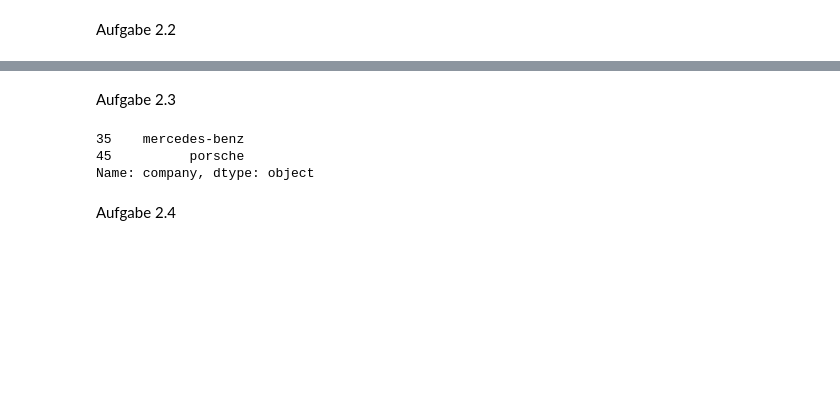
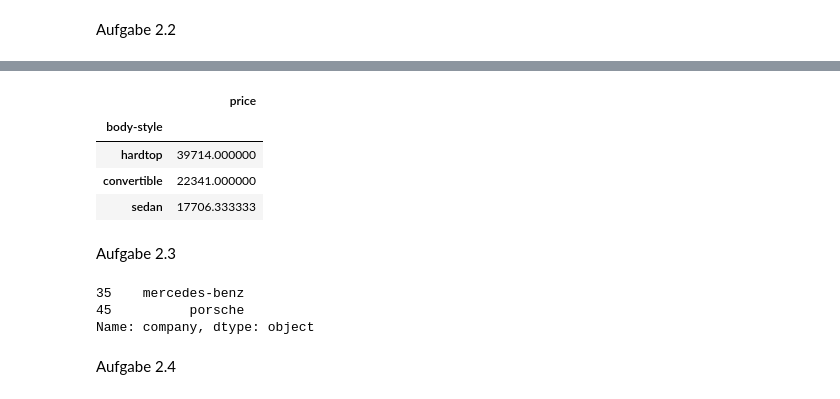
Before and after one commit to Maximilian-prog/ml-kurs-ws22, a Jupyter notebook: P1_Pandas_Exercise.ipynb, the cells around one changed output, grey strips where cells are left out. Drawn from its saved outputs; the diff is of its cells as text; code cells hidden in the pictures; blank space fills up the shorter version.

```diff
--- a/P1_Pandas_Exercise.ipynb
+++ b/P1_Pandas_Exercise.ipynb
@@ -119,3 +101,13 @@ Name: price, dtype: float64
+# %%
+average_price.nlargest(3)
+
+pricePerStyle.sort_values("price", ascending = False).head(3) # als Dataframe
+# %% [output]
+|  | price |
+| body-style |  |
+| hardtop | 39714.000000 |
+| convertible | 22341.000000 |
+| sedan | 17706.333333 |
 # %% [markdown]
 Aufgabe 2.3
 # %%
```
Also changed, not shown: parts of 13 cells of this notebook.
